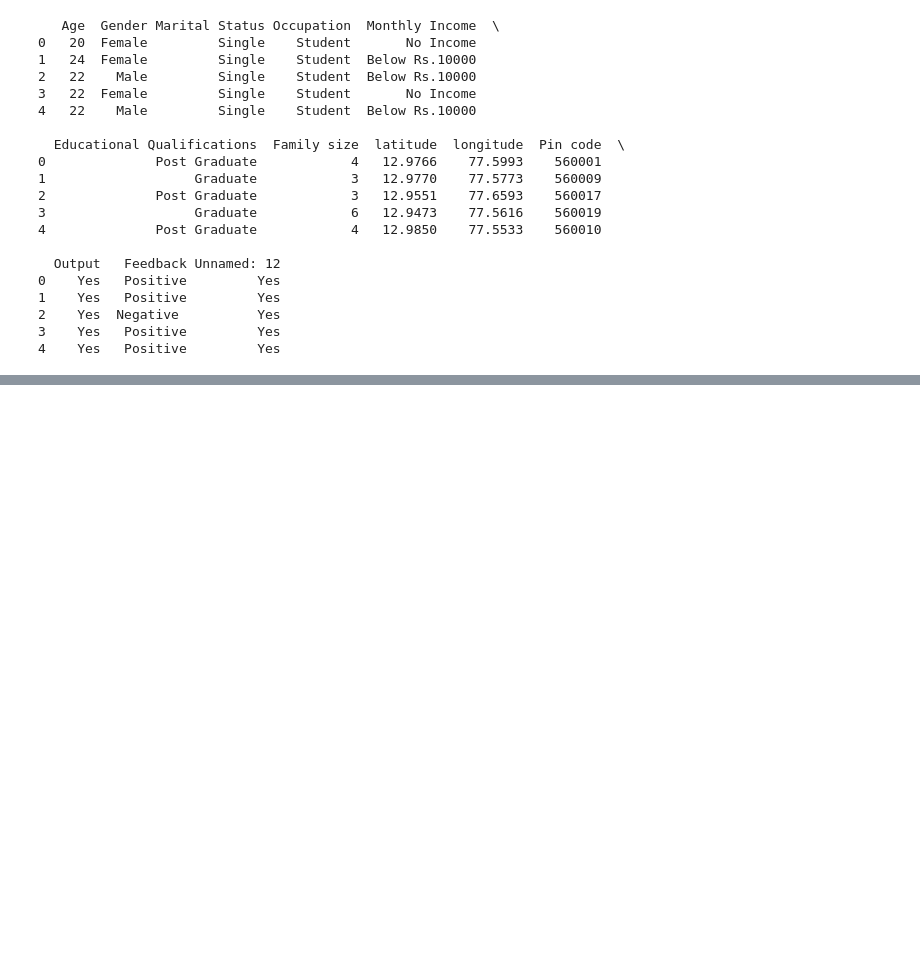
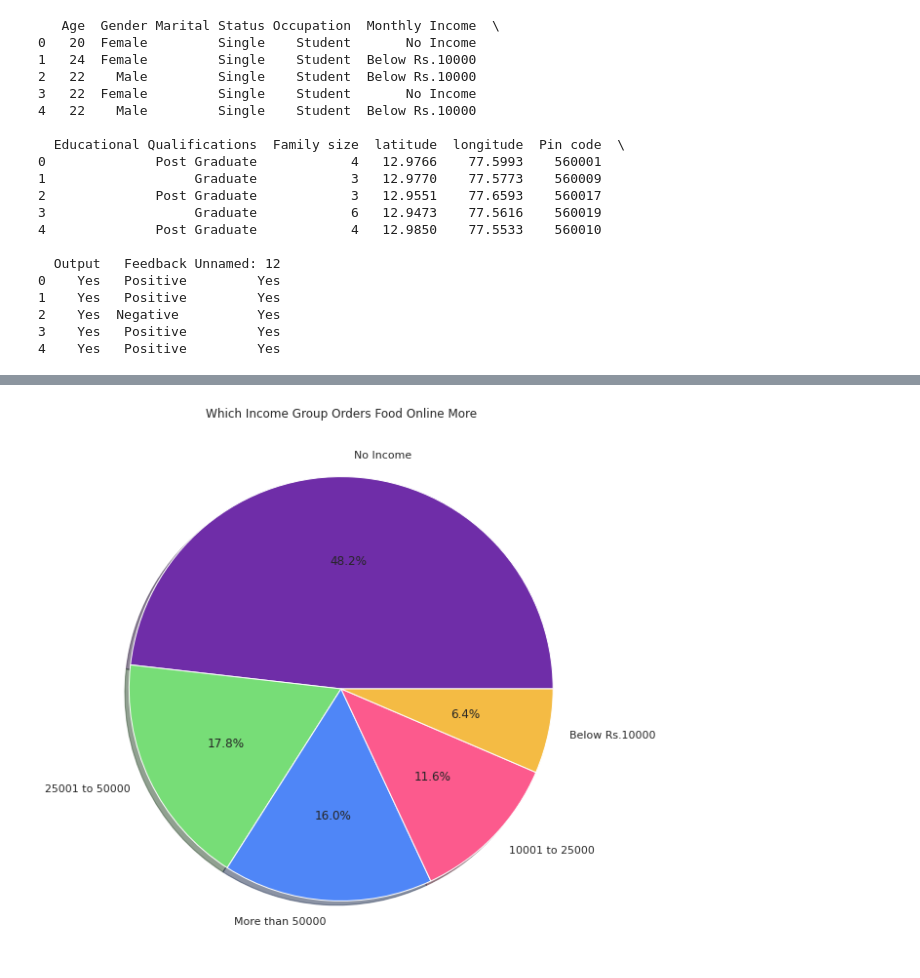
Before and after one commit to danielrodriguez007/Data_Analysis, a Jupyter notebook: Online_Food.ipynb, the cells around one changed output, grey strips where cells are left out. Saved outputs shown, nothing was run; the diff lists cells and outputs as text; code cells hidden in the pictures; blank space fills up the shorter version.

```diff
--- a/Online_Food.ipynb
+++ b/Online_Food.ipynb
@@ -155,0 +170,12 @@ plt.show()
+# %%
+monthly = data["Monthly Income"].value_counts()
+labels = monthly.index
+counts = monthly.values
+colors =['#6f2da8','#77dd77','#4f86f7', '#fc5a8d', '#F4BB44', '#fff700']
+
+plt.figure(figsize=(10,10))
+plt.pie(x=counts, labels=labels, shadow=True, autopct="%1.1f%%", colors=colors)
+plt.title("Which Income Group Orders Food Online More")
+plt.show()
+# %% [output]
+[figure, added]
```
Also changed, not shown: parts of 6 cells of this notebook.
